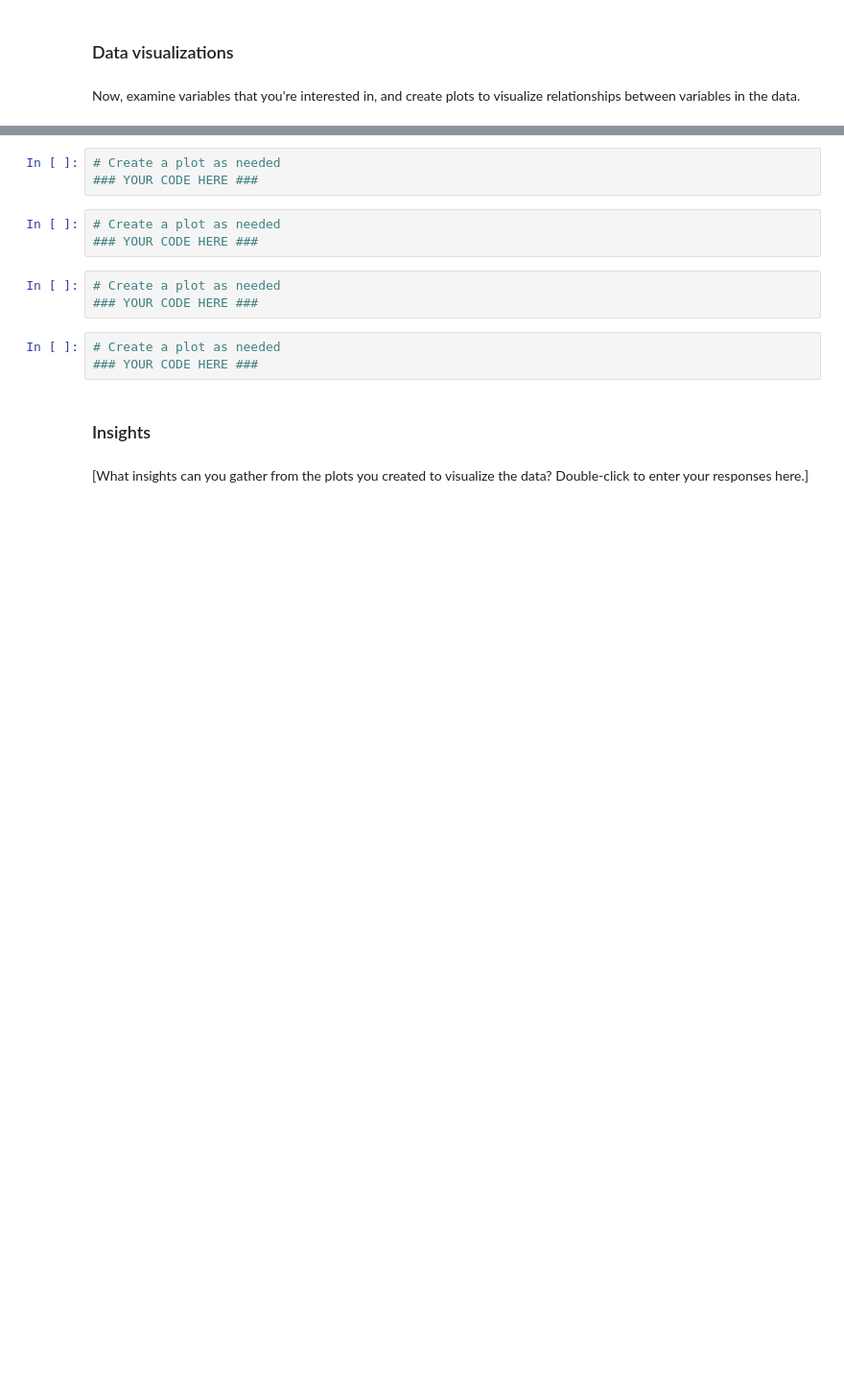
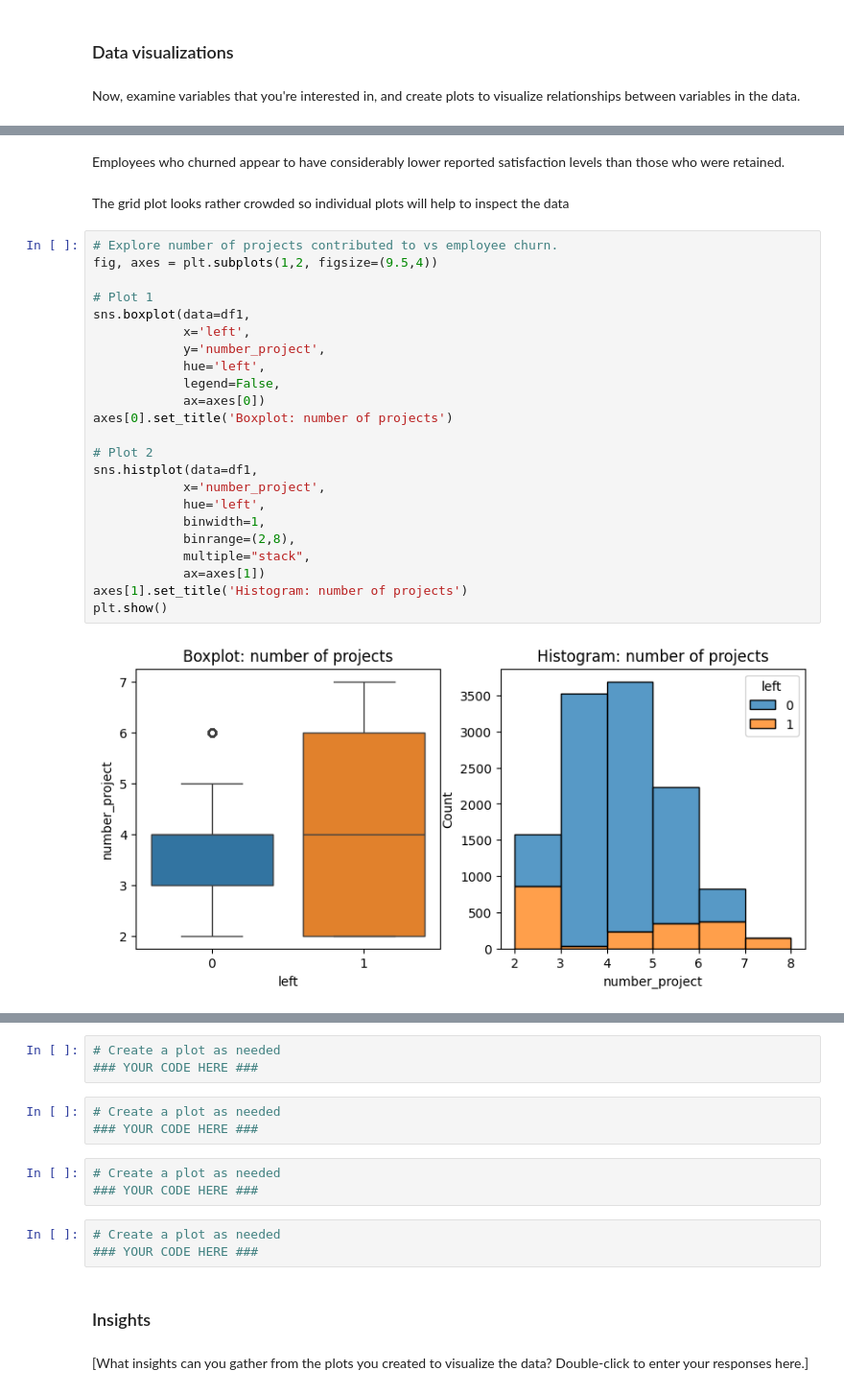
Before and after one commit to dianario/google_capstone_salifort_motors_analytics, a Jupyter notebook: course_7_salifort_motors_project_lab.ipynb, the cells around one changed output, grey strips where cells are left out. Shown: that part at 96% size. Drawn from its saved outputs; the diff is of its cells as text; blank space fills up the shorter version.

```diff
--- a/course_7_salifort_motors_project_lab.ipynb
+++ b/course_7_salifort_motors_project_lab.ipynb
@@ -314,0 +338,29 @@ Now, examine variables that you're interested in, and create plots to visualize
+# %% [markdown]
+Employees who churned appear to have considerably lower reported satisfaction levels than those who were retained.
+# %% [markdown]
+The grid plot looks rather crowded so individual plots will help to inspect the data
+# %%
+# Explore number of projects contributed to vs employee churn.
+fig, axes = plt.subplots(1,2, figsize=(9.5,4))
+
+# Plot 1
+sns.boxplot(data=df1,
+            x='left',
+            y='number_project',
+            hue='left',
+            legend=False,
+            ax=axes[0])
+axes[0].set_title('Boxplot: number of projects')
+
+# Plot 2
+sns.histplot(data=df1,
+            x='number_project',
+            hue='left',
+            binwidth=1,
+            binrange=(2,8),
+            multiple="stack",
+            ax=axes[1])
+axes[1].set_title('Histogram: number of projects')
+plt.show()
+# %% [output]
+[figure, added]
```
Also changed, not shown: parts of 15 cells of this notebook.
